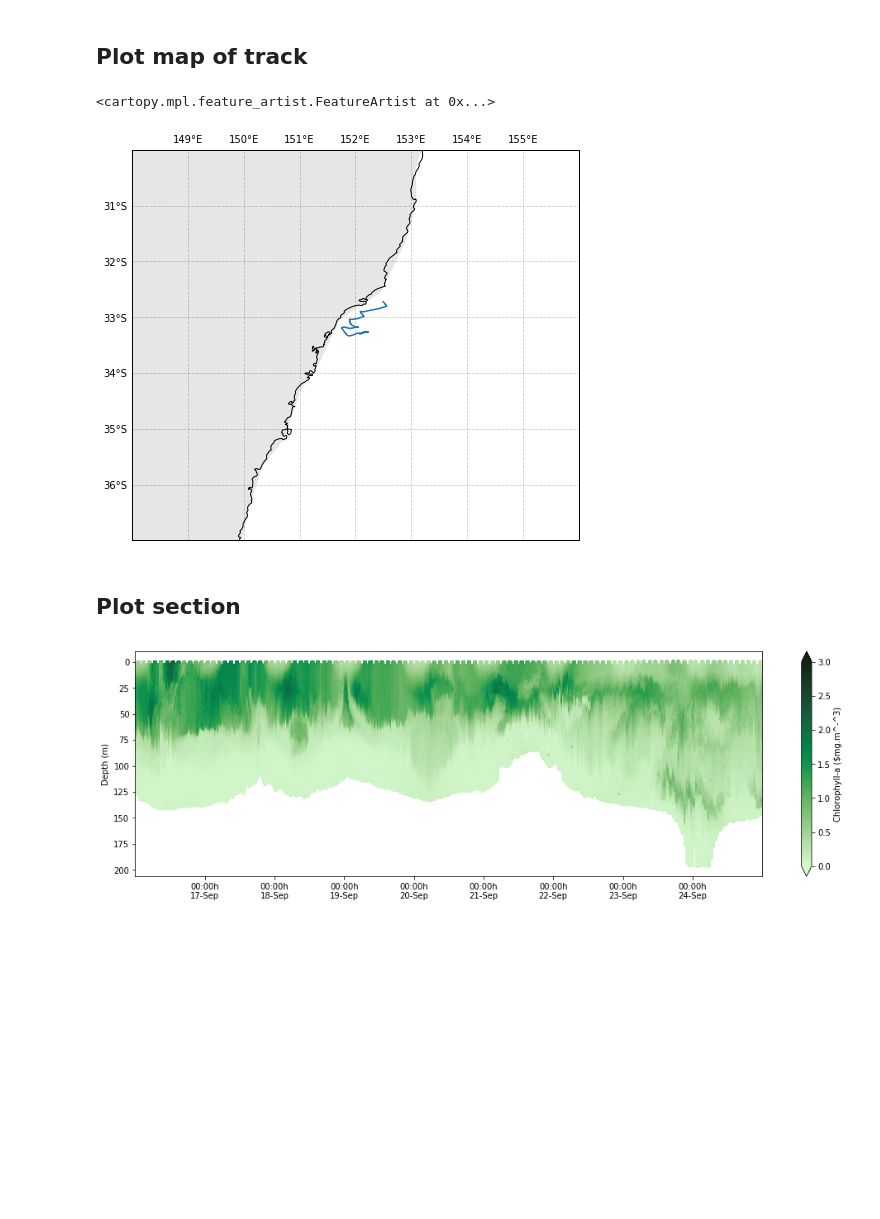
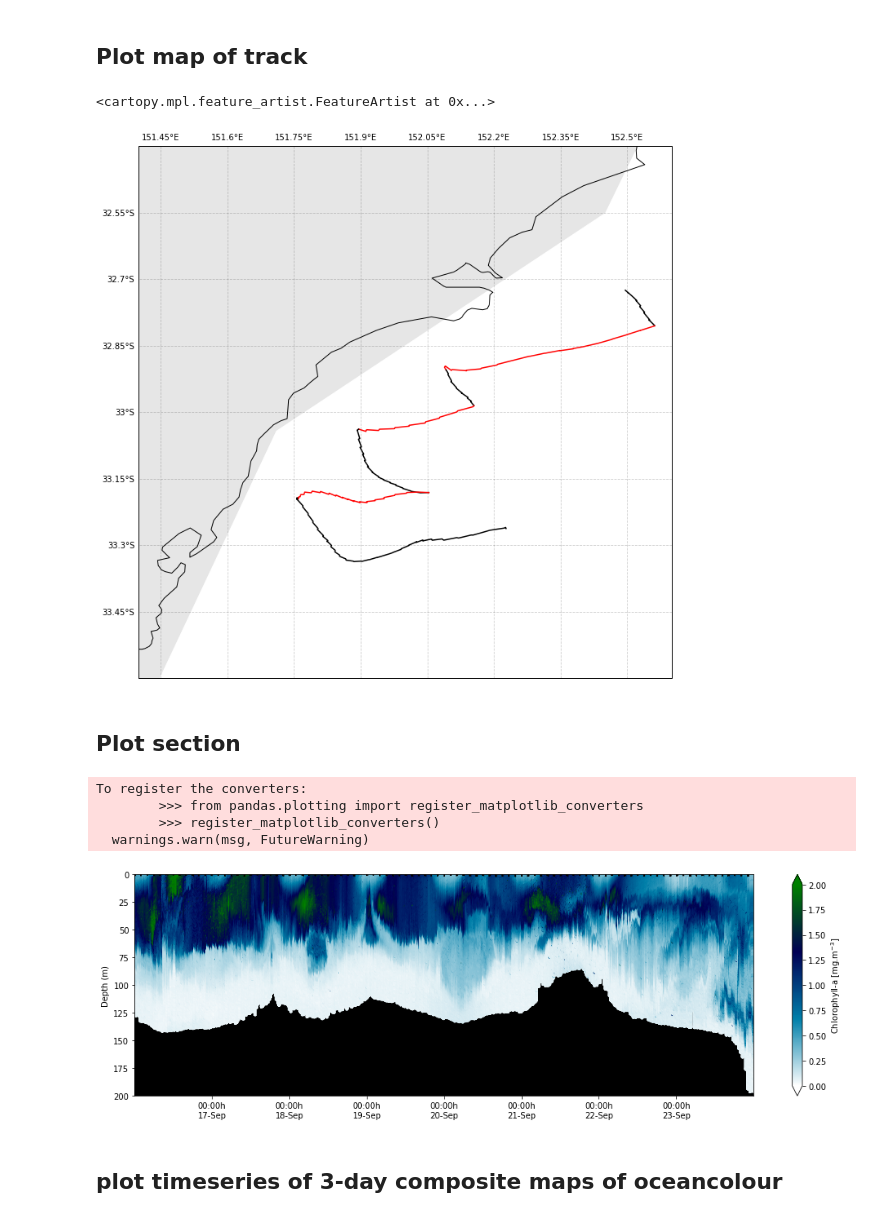
Before and after one commit to nmalan/glider_toolbox, a Jupyter notebook: Stockton_bight_glider.ipynb, the cells around one changed output. Saved outputs shown, nothing was run; the diff lists cells and outputs as text; code cells hidden in the pictures; blank space fills up the shorter version.

```diff
--- a/Stockton_bight_glider.ipynb
+++ b/Stockton_bight_glider.ipynb
@@ -43,0 +16,19 @@ Data variables:
+# %%
+
+glid_path = '/home/z3526974/Work/data/Glider_data/IMOS_ANFOG_BCEOPSTUV_20170911T071056Z_SL287_FV01_timeseries_END-20171002T010328Z.nc'
+
+ds = xr.open_dataset(glid_path)
+
+ts = ds.sel(TIME=slice('2017-09-16', '2017-09-23'))
+
+# Get onshore and offshore segments
+g1 = ds.sel(TIME=slice('2017-09-16T00:00:00', '2017-09-16T13:00:00'))
+g2 = ds.sel(TIME=slice('2017-09-16T13:00:00', '2017-09-17T20:00:00'))
+g3 = ds.sel(TIME=slice('2017-09-17T20:00:00', '2017-09-18T09:00:00'))
+g4 = ds.sel(TIME=slice('2017-09-18T09:00:00', '2017-09-19T01:00:00'))
+g5 = ds.sel(TIME=slice('2017-09-19T01:00:00', '2017-09-20T05:00:00'))
+g6 = ds.sel(TIME=slice('2017-09-20T05:00:00', '2017-09-21T18:00:00'))
+g7 = ds.sel(TIME=slice('2017-09-21T18:00:00', '2017-09-24T00:00:00'))
+
+df = xr.Dataset.to_dataframe(ts)
+df.index
@@ -44,41 +53,58 @@ Data variables:
 # %% [markdown]
 ## Plot map of track
 # %%
-plt.figure(figsize=(8, 8))
+plt.figure(figsize=(12, 12))
 ax1 = plt.axes(projection=ccrs.PlateCarree())
-plt.plot(ts.LONGITUDE,ts.LATITUDE,transform=ccrs.PlateCarree())
+plt.plot(g1.LONGITUDE,g1.LATITUDE,transform=ccrs.PlateCarree(),color='black')
+plt.plot(g2.LONGITUDE,g2.LATITUDE,transform=ccrs.PlateCarree(),color='red')
+plt.plot(g3.LONGITUDE,g3.LATITUDE,transform=ccrs.PlateCarree(),color='black')
+plt.plot(g4.LONGITUDE,g4.LATITUDE,transform=ccrs.PlateCarree(),color='red')
+plt.plot(g5.LONGITUDE,g5.LATITUDE,transform=ccrs.PlateCarree(),color='black')
+plt.plot(g6.LONGITUDE,g6.LATITUDE,transform=ccrs.PlateCarree(),color='red')
+plt.plot(g7.LONGITUDE,g7.LATITUDE,transform=ccrs.PlateCarree(),color='black')
 ax1.coastlines(resolution='10m')
-ax1.set_extent([148, 156, -37, -30])
+ax1.set_extent([151.4, 152.6, -33.6, -32.4])
 gl = ax1.gridlines(draw_labels=True,
              color='black', alpha=0.2, linestyle='--')
 gl.xformatter = LONGITUDE_FORMATTER
 gl.yformatter = LATITUDE_FORMATTER
 gl.ylabels_right = False
 gl.xlabels_bottom = False
 ax1.add_feature(cfeature.LAND, facecolor='0.9') #Grayscale colors can be set using 0 (black) to 1 (white)
 ax1.add_feature(cfeature.LAKES, alpha=0.9)  #Alpha sets transparency (0 is transparent, 1 is solid)
 ax1.add_feature(cfeature.BORDERS, zorder=10)
 # %% [output]
 <cartopy.mpl.feature_artist.FeatureArtist at 0x...>
-[figure, old version]
+[figure, new version]
 # %% [markdown]
 ## Plot section
 # %%
-cmap=cmocean.cm.algae
+cmap ='ocean_r'
 
 fig, ax = plt.subplots(figsize=(17, 5))
-kw = dict(s=15, c=df['CPHL'], marker='o', edgecolor='none',cmap=cmap,vmin=0,vmax=3)
+kw = dict(s=15, c=df['CPHL'], marker='o', edgecolor='none',cmap=cmap,vmin=0,vmax=2)
 cs = ax.scatter(df.index, df['DEPTH'], **kw)
+
+#plt.plot(g1.TIME,175,color='red')
 
 ax.invert_yaxis()
 ax.set_xlim(df.index[0], df.index[-1])
 xfmt = mdates.DateFormatter('%H:%Mh\n%d-%b')
 ax.xaxis.set_major_formatter(xfmt)
+#pyplot.axhline(y=100, xmin=0,xmax='2017-09-16T13:00:00',color='red')
 
 cbar = fig.colorbar(cs, orientation='vertical', extend='both')
-cbar.ax.set_ylabel(r'Chlorophyll-a ($mg.m^-^3)')
+cbar.ax.set_ylabel(r'Chlorophyll-a [mg.m$^{-3}$]')
 ax.set_ylabel('Depth (m)');
+ax.set_facecolor('black')
+ax.set_ylim([200,0])
 
 savefig('SL287_glider_chla_section.png', dpi=300,bbox_inches='tight')
 # %% [output]
+To register the converters:
+        >>> from pandas.plotting import register_matplotlib_converters
+        >>> register_matplotlib_converters()
+  warnings.warn(msg, FutureWarning)
-[figure, old version]
+[figure, new version]
+# %% [markdown]
+## plot timeseries of 3-day composite maps of oceancolour
```
Also changed, not shown: parts of 9 cells of this notebook.
